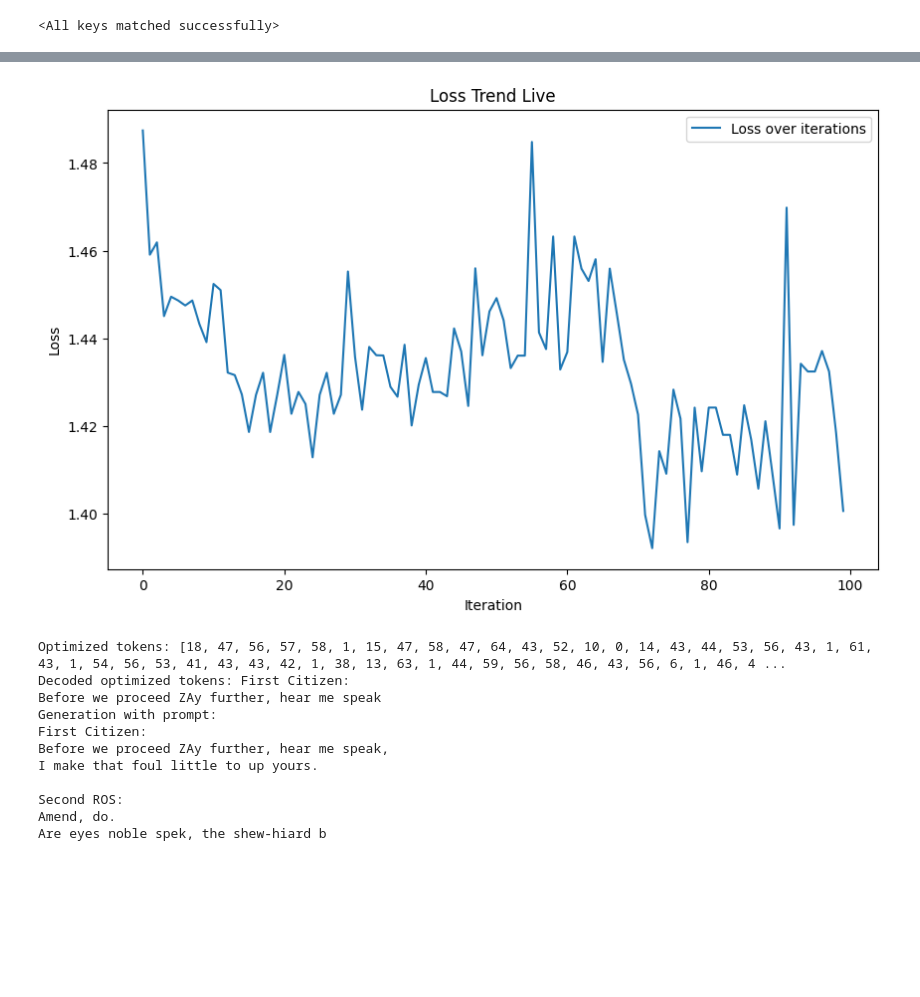
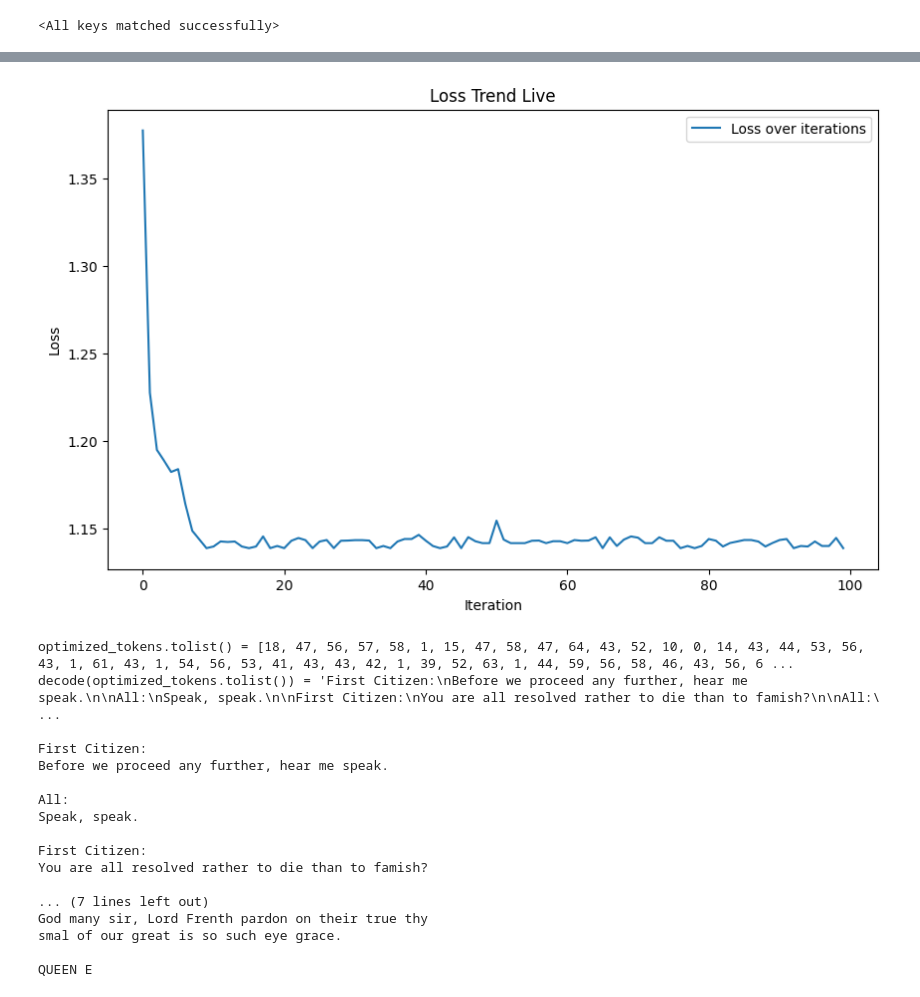
Before and after one commit to elichen/karpathyGPT, a Jupyter notebook: Adversarial_Attack.ipynb, the cells around one changed output, grey strips where cells are left out. Cells and saved outputs as stored; diff of their text form; code cells hidden in the pictures; blank space fills up the shorter version.

```diff
--- a/Adversarial_Attack.ipynb
+++ b/Adversarial_Attack.ipynb
@@ -167,7 +183,7 @@ def update_plot(losses):
     display(plt.gcf())  # Display the current figure
     plt.close()  # Close the figure to prevent it from being displayed again in the notebook
 
-def optimize_prefix(model, prefix_tokens, control_tokens, suffix_tokens, num_iterations, top_k, device):
+def optimize_prefix(model, prefix_tokens, control_tokens, suffix_tokens, num_iterations, top_k, batch_size, device):
     seq = torch.cat((prefix_tokens, control_tokens, suffix_tokens[:-1])).to(device)
     embed_weights = model.token_embeddings.weight
     prefix_length = prefix_tokens.size(0)
@@ -175,75 +191,78 @@ def optimize_prefix(model, prefix_tokens, control_tokens, suffix_tokens, num_ite
     suffix_length = suffix_tokens.size(0)
     losses = []
 
+    model.eval()
     for i in range(num_iterations):
         one_hot = F.one_hot(seq, num_classes=vocab_size).to(device=device, dtype=embed_weights.dtype)
         one_hot.requires_grad_()
         input_embeds = (one_hot @ embed_weights).unsqueeze(0)
-
-        model.eval()
         logits = forward_with_tok_emb(model, input_embeds)
 
-        loss = F.cross_entropy(logits[:, -suffix_length:, :].reshape(-1, vocab_size), suffix_tokens)
+        loss = F.cross_entropy(logits[:, -suffix_length:, :].squeeze(), suffix_tokens)
         losses.append(loss.item())
         update_plot(losses)
 
         model.zero_grad()
         loss.backward()
 
-        grad = one_hot.grad.squeeze(0)[prefix_length:prefix_length+control_length]
-        top_indices = (-grad).topk(top_k, dim=1).indices
-        original_seq = seq.repeat(control_length, 1)
-        new_token_val = torch.gather(top_indices, 1, torch.randint(0, top_k, (control_length, 1), device=device))
-        new_token_pos = torch.arange(prefix_length, prefix_length+control_length, 1, device=grad.device).type(torch.int64)
+        # import pdb;pdb.set_trace()
+        top_indices = (-one_hot.grad).topk(top_k, dim=1).indices
+        original_seq = seq.repeat(batch_size, 1)
+        new_token_pos = torch.arange(prefix_length, prefix_length+control_length, control_length/batch_size, device=device).type(torch.int64)
+        new_token_val = torch.gather(top_indices[new_token_pos], 1, torch.randint(0, top_k, (batch_size, 1), device=device))
         candidate_seqs = original_seq.scatter_(1, new_token_pos.unsqueeze(-1), new_token_val)
 
-        model.eval()
         candidate_input_embeds = F.one_hot(candidate_seqs, num_classes=vocab_size).to(dtype=embed_weights.dtype) @ embed_weights
         candidate_logits = forward_with_tok_emb(model, candidate_input_embeds)
 
         targets = suffix_tokens.repeat(candidate_seqs.size(0), 1)
         individual_losses = F.cross_entropy(candidate_logits[:, -suffix_length:, :].transpose(1,2), targets, reduction='none')
         individual_losses = individual_losses.mean(dim=-1)
 
         min_loss_idx = torch.argmin(individual_losses)
 
         seq = candidate_seqs[min_loss_idx]
 
     return seq
 
-# Set the prompt and suffix
-prefix = "First Citizen:\nBefore we proceed "
+prefix = "First Citizen:\nBefore we proceed any further, hear me speak.\n\nAll:\nSpeak, speak.\n\nFirst Citizen:\nYou are all resolved rather to die than to famish?\n\nAll:\nResolved. resolved.\n\nF"
 control = "!!!"
-suffix = " further, hear me speak."
+suffix = "t Citizen:\nFirst, you know Caius Marcius is chief enemy to the people.\n\nAll:\n"
 
 prefix_tokens = encode(prefix)
 prefix_tokens = torch.tensor(prefix_tokens, device=device)
 control_tokens = encode(control)
 control_tokens = torch.tensor(control_tokens, device=device)
 suffix_tokens = encode(suffix)
 suffix_tokens = torch.tensor(suffix_tokens, device=device)
 
 # Set the optimization parameters
 num_iterations = 100
-top_k = 5
+top_k = 20
 
 # Optimize the prefix
-optimized_tokens = optimize_prefix(model, prefix_tokens, control_tokens, suffix_tokens, num_iterations, top_k, device)
+optimized_tokens = optimize_prefix(model, prefix_tokens, control_tokens, suffix_tokens, num_iterations, top_k, 16, device)
 
-print("Optimized tokens:", optimized_tokens.tolist())
-print("Decoded optimized tokens:", decode(optimized_tokens.tolist()))
-print("Generation with prompt:")
+print(f"{optimized_tokens.tolist() = }")
+print(f"{decode(optimized_tokens.tolist()) = }")
+print()
 print(decode(model.generate(optimized_tokens.unsqueeze(0), max_new_tokens=100)[0].tolist()))
 # %% [output]
-[figure, old version]
+[figure, new version]
-Optimized tokens: [18, 47, 56, 57, 58, 1, 15, 47, 58, 47, 64, 43, 52, 10, 0, 14, 43, 44, 53, 56, 43, 1, 61, 43, 1, 54, 56, 53, 41, 43, 43, 42, 1, 38, 13, 63, 1, 44, 59, 56, 58, 46, 43, 56, 6, 1, 46, 4 ...
-Decoded optimized tokens: First Citizen:
-Before we proceed ZAy further, hear me speak
-Generation with prompt:
+optimized_tokens.tolist() = [18, 47, 56, 57, 58, 1, 15, 47, 58, 47, 64, 43, 52, 10, 0, 14, 43, 44, 53, 56, 43, 1, 61, 43, 1, 54, 56, 53, 41, 43, 43, 42, 1, 39, 52, 63, 1, 44, 59, 56, 58, 46, 43, 56, 6 ...
+decode(optimized_tokens.tolist()) = 'First Citizen:\nBefore we proceed any further, hear me speak.\n\nAll:\nSpeak, speak.\n\nFirst Citizen:\nYou are all resolved rather to die than to famish?\n\nAll:\ ...
+
 First Citizen:
-Before we proceed ZAy further, hear me speak,
-I make that foul little to up yours.
+Before we proceed any further, hear me speak.
 
-Second ROS:
-Amend, do.
-Are eyes noble spek, the shew-hiard b
+All:
+Speak, speak.
+
+First Citizen:
+You are all resolved rather to die than to famish?
+
+... (7 lines left out)
+God many sir, Lord Frenth pardon on their true thy
+smal of our great is so such eye grace.
+
+QUEEN E
```
Also changed, not shown: parts of 3 cells of this notebook.
